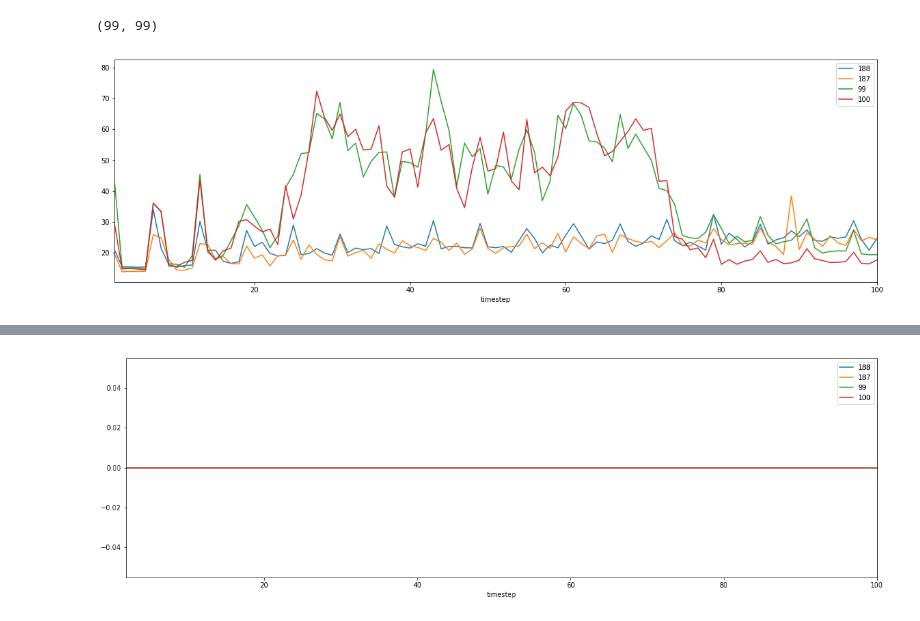
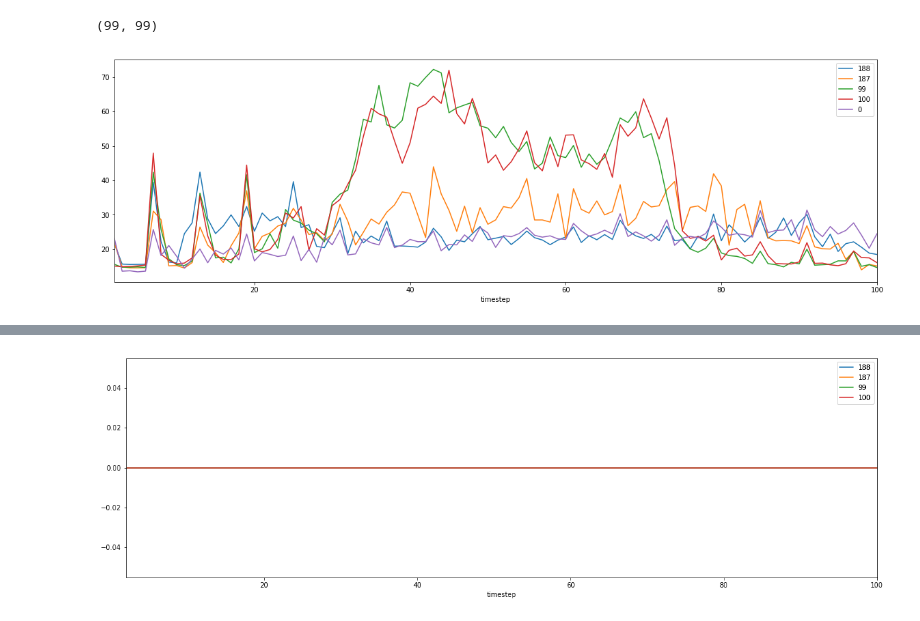
Before and after one commit to agrippa/hoover, a Jupyter notebook: data/analyze-hoover-logs.ipynb, the cells around one changed output, grey strips where cells are left out. Drawn from its saved outputs; the diff is of its cells as text; code cells hidden in the pictures.

Commit message:
Appears error is related to a node?

```diff
--- a/data/analyze-hoover-logs.ipynb
+++ b/data/analyze-hoover-logs.ipynb
@@ -8,8 +8,8 @@ import matplotlib
 # %%
 # Example of coupled execution
 # log_files = {'new': 'slurm-4240.out'}
-# Example of completed uncoupled
-log_files = {'new': 'slurm-4456.out'}
+# Example of completed uncoupled, with bad node?
+log_files = {'new': 'slurm-4457.out'}
 # log_files = {'new': 'slurm-4236.out'}
 # log_files = {1: 'slurm-3600.out', 4: 'slurm-3601.out', 16: 'slurm-3602.out', 'rwlock': 'slurm-4235.out'}
 # %%
@@ -236,6 +240,7 @@ pe_187 = df[df['pe'].isin([187])].sort_values(by = 'timestep')
 pe_223 = df[df['pe'].isin([223])].sort_values(by = 'timestep')
 pe_99 = df[df['pe'].isin([99])].sort_values(by = 'timestep')
 pe_100 = df[df['pe'].isin([100])].sort_values(by = 'timestep')
+pe_0 = df[df['pe'].isin([0])].sort_values(by = 'timestep')
 # %%
 pe_188.columns
 # %% [output]
@@ -255,17 +260,18 @@ len(pe_188), len(pe_187)
 # %%
 def plot_for_metric(metric):
     # to_plot = ['188', '223', '99']
-    to_plot = ['188', '187', '99', '100']
+    to_plot = ['188', '187', '99', '100', '0']
     len_shortest_df = len(pe_187)
 
     pd.DataFrame({'timestep': pe_188['timestep'].values[:len_shortest_df],
            '188': pe_188[metric].values[:len_shortest_df],
            '187': pe_187[metric].values[:len_shortest_df],
            '223': pe_223[metric].values[:len_shortest_df],
            '99': pe_99[metric].values[:len_shortest_df],
-           '100': pe_100[metric].values[:len_shortest_df]}).plot(kind = 'line',
+           '100': pe_100[metric].values[:len_shortest_df],
+           '0': pe_0[metric].values[:len_shortest_df]}).plot(kind = 'line',
                                                                  x = 'timestep', y = to_plot, figsize = (20.0, 6.0))
 
 plot_for_metric('total')
 # %% [output]
-[figure, old version]
+[figure, new version]
```
Also changed, not shown: parts of 25 cells of this notebook.
